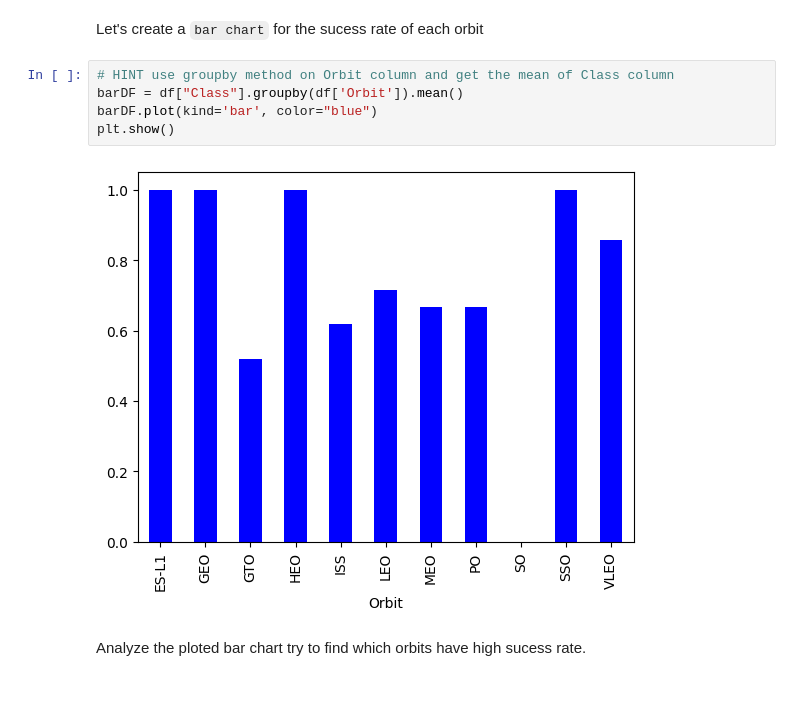
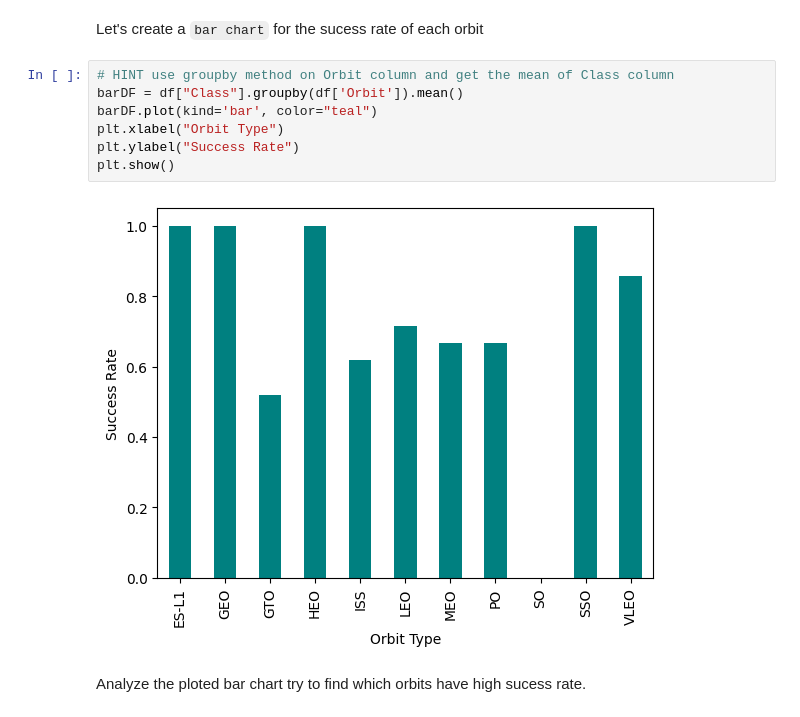
Before and after one commit to azwadkm22/Coursera-IBM-Data-Science-Professional-Certificate-WIP, a Jupyter notebook: Capstone/jupyter-labs-eda-dataviz.ipynb, the cells around one changed output. Drawn from its saved outputs; the diff is of its cells as text.

```diff
--- a/Capstone/jupyter-labs-eda-dataviz.ipynb
+++ b/Capstone/jupyter-labs-eda-dataviz.ipynb
@@ -116,10 +116,12 @@ Let's create a `bar chart` for the sucess rate of each orbit
 # %%
 # HINT use groupby method on Orbit column and get the mean of Class column
 barDF = df["Class"].groupby(df['Orbit']).mean()
-barDF.plot(kind='bar', color="blue")
+barDF.plot(kind='bar', color="teal")
+plt.xlabel("Orbit Type")
+plt.ylabel("Success Rate")
 plt.show()
 # %% [output]
-[figure, old version]
+[figure, new version]
 # %% [markdown]
 Analyze the ploted bar chart try to find which orbits have high sucess rate.
 # %% [markdown]
```
Also changed, not shown: parts of 2 cells of this notebook, 4 other files.
